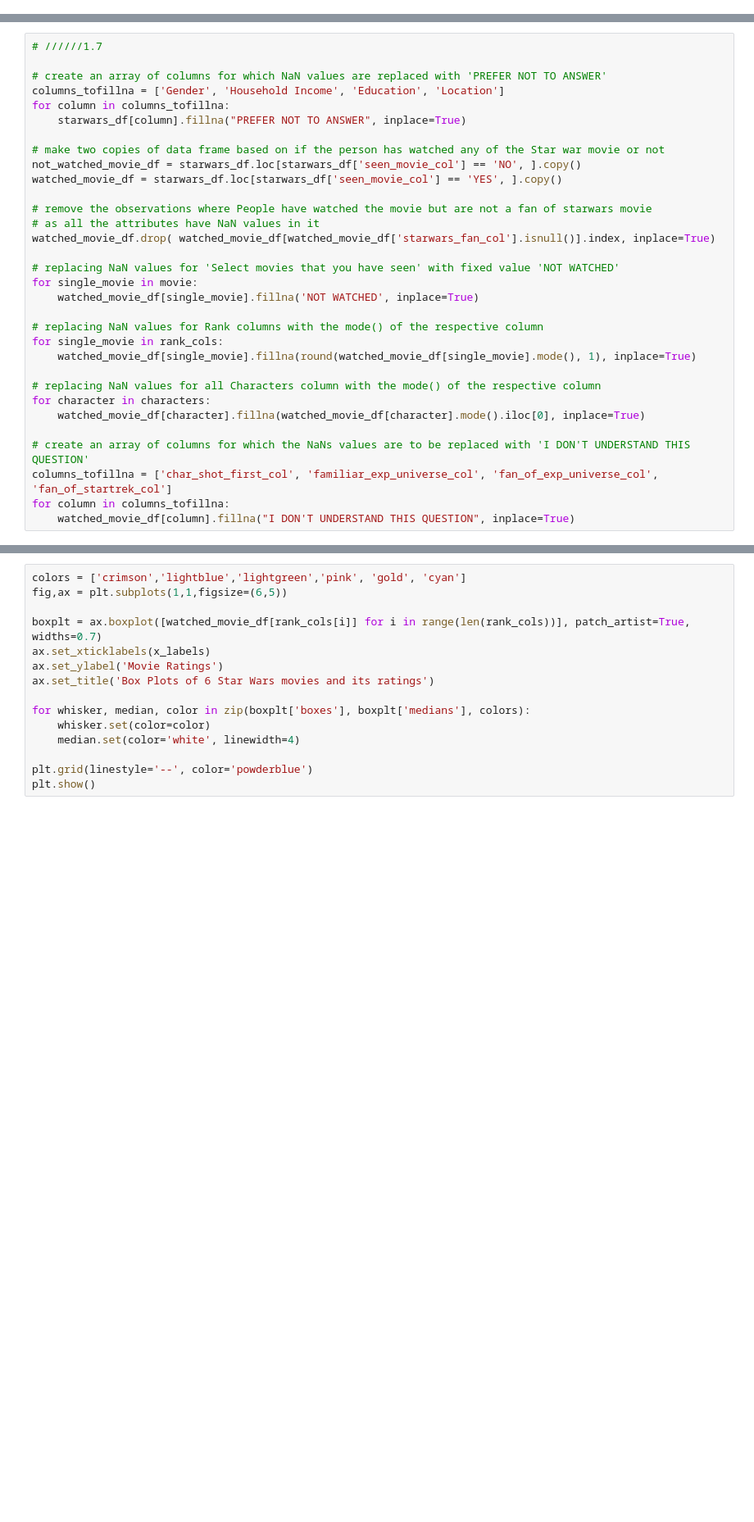
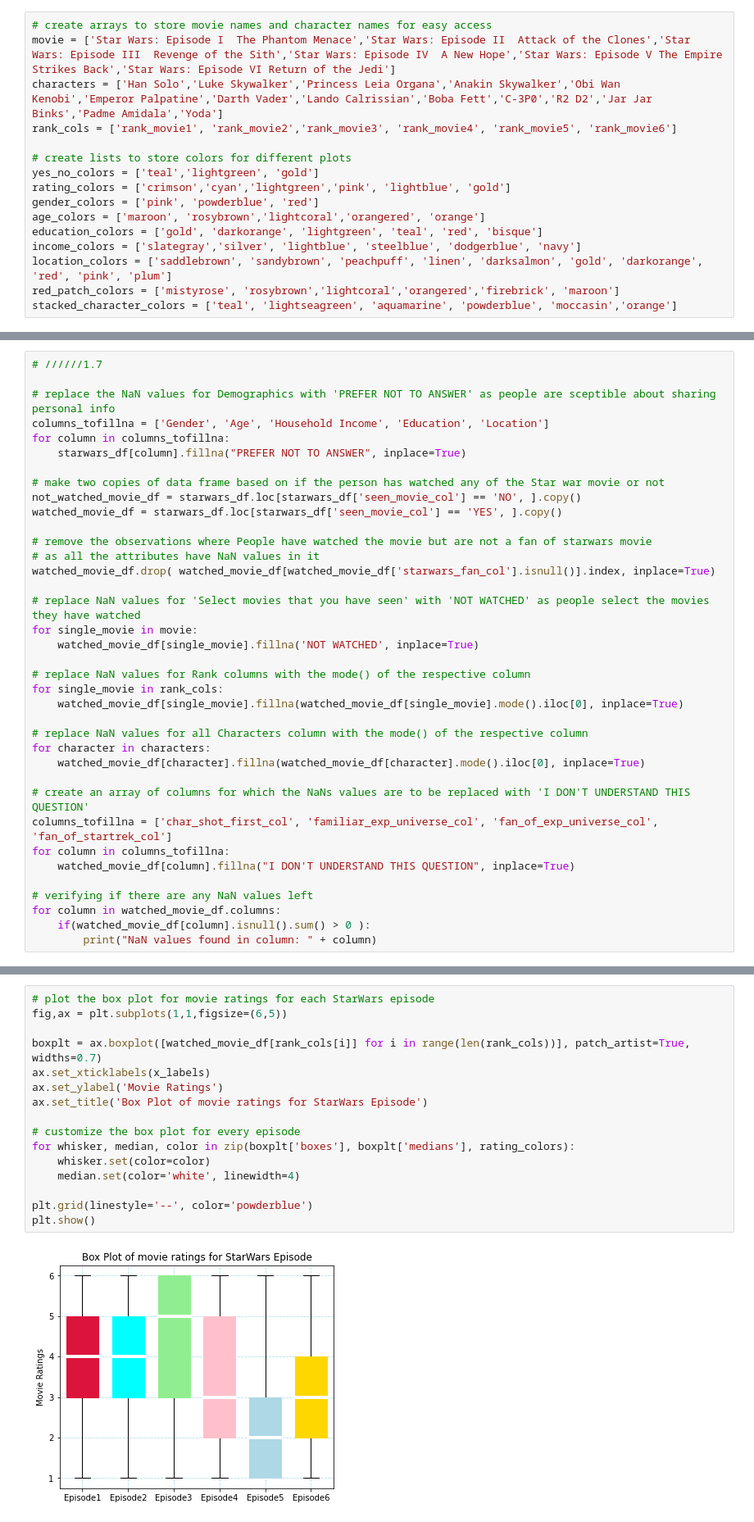
Before and after one commit to khushbuupatel/StarWarsEDA, a Jupyter notebook: Assignment1.ipynb, the cells around one changed output, grey strips where cells are left out. Shown at 82% size. Cells and saved outputs as stored; diff of their text form; blank space fills up the shorter version.

```diff
--- a/Assignment1.ipynb
+++ b/Assignment1.ipynb
@@ -18,4 +18,20 @@ starwars_df.columns = ['seen_movie_col','starwars_fan_col','Star Wars: Episode I
          'Han Solo','Luke Skywalker','Princess Leia Organa','Anakin Skywalker','Obi Wan Kenobi','Emperor Palpatine','Darth Vader','Lando Calrissian','Boba Fett','C-3P0','R2 D2','Jar Jar Binks','Padme Amidala','Yoda',
          'char_shot_first_col', 'familiar_exp_universe_col', 'fan_of_exp_universe_col', 'fan_of_startrek_col',
          'Gender', 'Age', 'Household Income', 'Education', 'Location']
+# %%
+# create arrays to store movie names and character names for easy access
+movie = ['Star Wars: Episode I  The Phantom Menace','Star Wars: Episode II  Attack of the Clones','Star Wars: Episode III  Revenge of the Sith','Star Wars: Episode IV  A New Hope','Star Wars: Episode V The Empire Strikes Back','Star Wars: Episode VI Return of the Jedi']
+characters = ['Han Solo','Luke Skywalker','Princess Leia Organa','Anakin Skywalker','Obi Wan Kenobi','Emperor Palpatine','Darth Vader','Lando Calrissian','Boba Fett','C-3P0','R2 D2','Jar Jar Binks','Padme Amidala','Yoda']
+rank_cols = ['rank_movie1', 'rank_movie2','rank_movie3', 'rank_movie4', 'rank_movie5', 'rank_movie6']
+
+# create lists to store colors for different plots
+yes_no_colors = ['teal','lightgreen', 'gold']
+rating_colors = ['crimson','cyan','lightgreen','pink', 'lightblue', 'gold']
+gender_colors = ['pink', 'powderblue', 'red']
+age_colors = ['maroon', 'rosybrown','lightcoral','orangered', 'orange']
+education_colors = ['gold', 'darkorange', 'lightgreen', 'teal', 'red', 'bisque']
+income_colors = ['slategray','silver', 'lightblue', 'steelblue', 'dodgerblue', 'navy']
+location_colors = ['saddlebrown', 'sandybrown', 'peachpuff', 'linen', 'darksalmon', 'gold', 'darkorange', 'red', 'pink', 'plum']
+red_patch_colors = ['mistyrose', 'rosybrown','lightcoral','orangered','firebrick', 'maroon']
+stacked_character_colors = ['teal', 'lightseagreen', 'aquamarine', 'powderblue', 'moccasin','orange']
 # %%
@@ -121,8 +122,8 @@ assignAppropDtypes()
 # %%
 # //////1.7
 
-# create an array of columns for which NaN values are replaced with 'PREFER NOT TO ANSWER'
-columns_tofillna = ['Gender', 'Household Income', 'Education', 'Location']
+# replace the NaN values for Demographics with 'PREFER NOT TO ANSWER' as people are sceptible about sharing personal info
+columns_tofillna = ['Gender', 'Age', 'Household Income', 'Education', 'Location']
 for column in columns_tofillna:
     starwars_df[column].fillna("PREFER NOT TO ANSWER", inplace=True)
 
@@ -134,15 +135,15 @@ watched_movie_df = starwars_df.loc[starwars_df['seen_movie_col'] == 'YES', ].cop
 # as all the attributes have NaN values in it
 watched_movie_df.drop( watched_movie_df[watched_movie_df['starwars_fan_col'].isnull()].index, inplace=True)
 
-# replacing NaN values for 'Select movies that you have seen' with fixed value 'NOT WATCHED'
+# replace NaN values for 'Select movies that you have seen' with 'NOT WATCHED' as people select the movies they have watched
 for single_movie in movie:
     watched_movie_df[single_movie].fillna('NOT WATCHED', inplace=True)
 
-# replacing NaN values for Rank columns with the mode() of the respective column
+# replace NaN values for Rank columns with the mode() of the respective column
 for single_movie in rank_cols:
-    watched_movie_df[single_movie].fillna(round(watched_movie_df[single_movie].mode(), 1), inplace=True)
+    watched_movie_df[single_movie].fillna(watched_movie_df[single_movie].mode().iloc[0], inplace=True)
 
-# replacing NaN values for all Characters column with the mode() of the respective column
+# replace NaN values for all Characters column with the mode() of the respective column
 for character in characters:
     watched_movie_df[character].fillna(watched_movie_df[character].mode().iloc[0], inplace=True)
 
@@ -150,6 +151,11 @@ for character in characters:
 columns_tofillna = ['char_shot_first_col', 'familiar_exp_universe_col', 'fan_of_exp_universe_col', 'fan_of_startrek_col']
 for column in columns_tofillna:
     watched_movie_df[column].fillna("I DON'T UNDERSTAND THIS QUESTION", inplace=True)
+
+# verifying if there are any NaN values left
+for column in watched_movie_df.columns:
+    if(watched_movie_df[column].isnull().sum() > 0 ):
+        print("NaN values found in column: " + column)
 # %%
 # ////// Task 2
 
@@ -193,18 +201,21 @@ plt.grid(axis='y', linestyle='--')
 # %%
-colors = ['crimson','lightblue','lightgreen','pink', 'gold', 'cyan']
+# plot the box plot for movie ratings for each StarWars episode
 fig,ax = plt.subplots(1,1,figsize=(6,5))
 
 boxplt = ax.boxplot([watched_movie_df[rank_cols[i]] for i in range(len(rank_cols))], patch_artist=True, widths=0.7)
 ax.set_xticklabels(x_labels)
 ax.set_ylabel('Movie Ratings')
-ax.set_title('Box Plots of 6 Star Wars movies and its ratings')
+ax.set_title('Box Plot of movie ratings for StarWars Episode')
 
-for whisker, median, color in zip(boxplt['boxes'], boxplt['medians'], colors):
+# customize the box plot for every episode
+for whisker, median, color in zip(boxplt['boxes'], boxplt['medians'], rating_colors):
     whisker.set(color=color)
     median.set(color='white', linewidth=4)
 
 plt.grid(linestyle='--', color='powderblue')
 plt.show()
+# %% [output]
+[figure, added]
 # %%
 # Task 2.2: Relationships between columns
 
```
Also changed, not shown: parts of 25 cells of this notebook.
